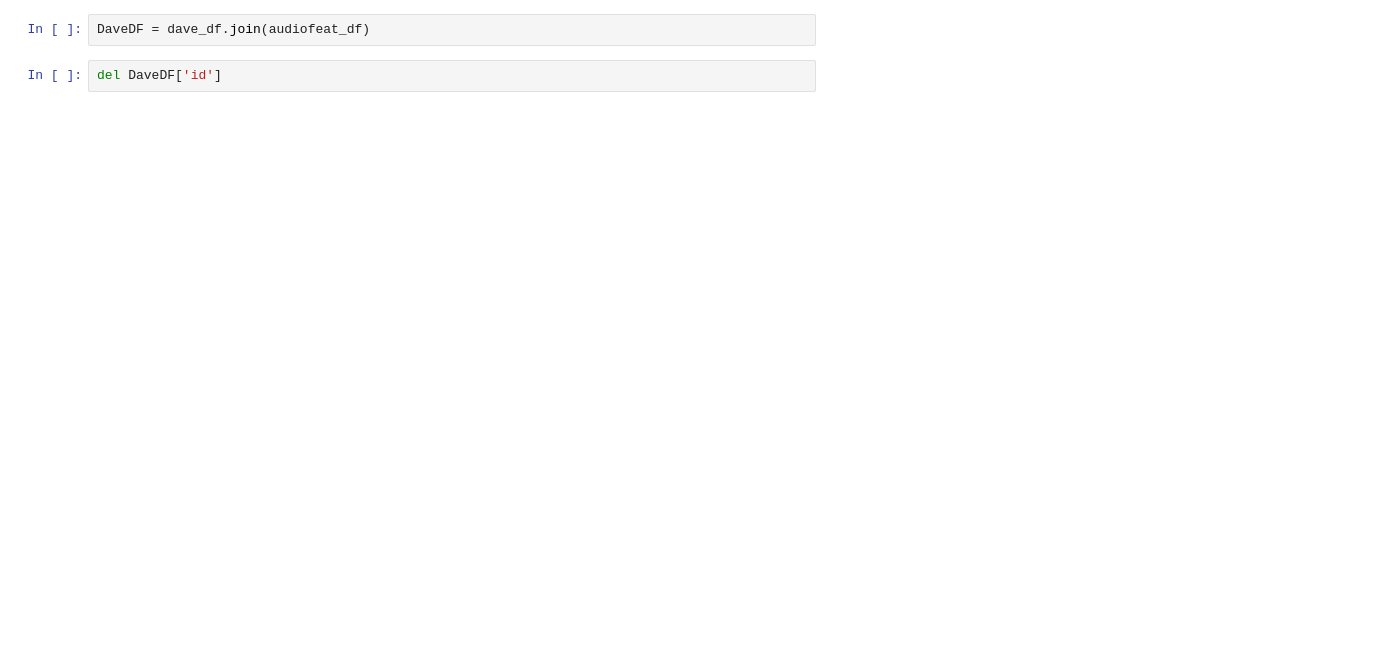
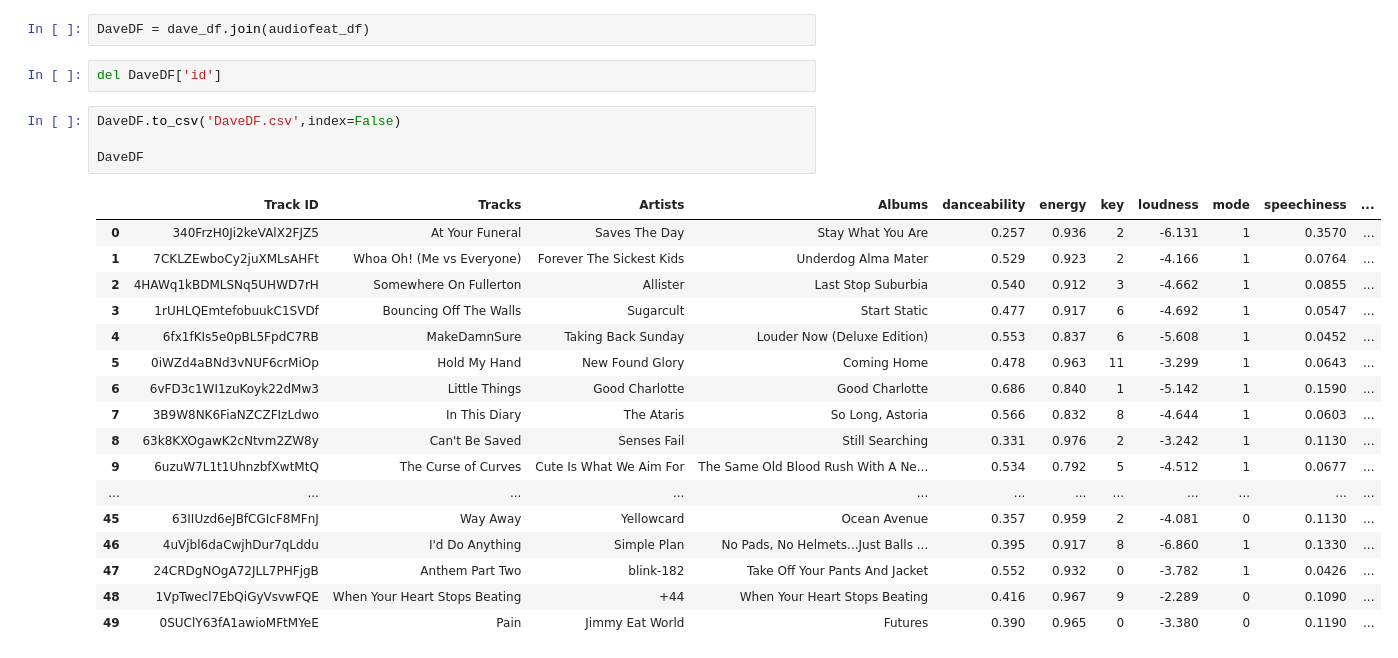
Before and after one commit to DHolowitz/FinalProject, a Jupyter notebook: 50_Recent_Dave.ipynb, the cells around one changed output. Cells and saved outputs as stored; diff of their text form; blank space fills up the shorter version.

```diff
--- a/50_Recent_Dave.ipynb
+++ b/50_Recent_Dave.ipynb
@@ -118,3 +98,25 @@ audiofeat_df.head(1)
 DaveDF = dave_df.join(audiofeat_df)
 # %%
 del DaveDF['id']
+# %%
+DaveDF.to_csv('DaveDF.csv',index=False)
+
+DaveDF
+# %% [output]
+|  | Track ID | Tracks | Artists | Albums | danceability | energy | key | loudness | mode | speechiness | ... |
+| 0 | 340FrzH0Ji2keVAlX2FJZ5 | At Your Funeral | Saves The Day | Stay What You Are | 0.257 | 0.936 | 2 | -6.131 | 1 | 0.3570 | ... |
+| 1 | 7CKLZEwboCy2juXMLsAHFt | Whoa Oh! (Me vs Everyone) | Forever The Sickest Kids | Underdog Alma Mater | 0.529 | 0.923 | 2 | -4.166 | 1 | 0.0764 | ... |
+| 2 | 4HAWq1kBDMLSNq5UHWD7rH | Somewhere On Fullerton | Allister | Last Stop Suburbia | 0.540 | 0.912 | 3 | -4.662 | 1 | 0.0855 | ... |
+| 3 | 1rUHLQEmtefobuukC1SVDf | Bouncing Off The Walls | Sugarcult | Start Static | 0.477 | 0.917 | 6 | -4.692 | 1 | 0.0547 | ... |
+| 4 | 6fx1fKIs5e0pBL5FpdC7RB | MakeDamnSure | Taking Back Sunday | Louder Now (Deluxe Edition) | 0.553 | 0.837 | 6 | -5.608 | 1 | 0.0452 | ... |
+| 5 | 0iWZd4aBNd3vNUF6crMiOp | Hold My Hand | New Found Glory | Coming Home | 0.478 | 0.963 | 11 | -3.299 | 1 | 0.0643 | ... |
+| 6 | 6vFD3c1WI1zuKoyk22dMw3 | Little Things | Good Charlotte | Good Charlotte | 0.686 | 0.840 | 1 | -5.142 | 1 | 0.1590 | ... |
+| 7 | 3B9W8NK6FiaNZCZFIzLdwo | In This Diary | The Ataris | So Long, Astoria | 0.566 | 0.832 | 8 | -4.644 | 1 | 0.0603 | ... |
+| 8 | 63k8KXOgawK2cNtvm2ZW8y | Can't Be Saved | Senses Fail | Still Searching | 0.331 | 0.976 | 2 | -3.242 | 1 | 0.1130 | ... |
+| 9 | 6uzuW7L1t1UhnzbfXwtMtQ | The Curse of Curves | Cute Is What We Aim For | The Same Old Blood Rush With A Ne... | 0.534 | 0.792 | 5 | -4.512 | 1 | 0.0677 | ... |
+| ... | ... | ... | ... | ... | ... | ... | ... | ... | ... | ... | ... |
+| 45 | 63IIUzd6eJBfCGIcF8MFnJ | Way Away | Yellowcard | Ocean Avenue | 0.357 | 0.959 | 2 | -4.081 | 0 | 0.1130 | ... |
+| 46 | 4uVjbl6daCwjhDur7qLddu | I'd Do Anything | Simple Plan | No Pads, No Helmets...Just Balls ... | 0.395 | 0.917 | 8 | -6.860 | 1 | 0.1330 | ... |
+| 47 | 24CRDgNOgA72JLL7PHFjgB | Anthem Part Two | blink-182 | Take Off Your Pants And Jacket | 0.552 | 0.932 | 0 | -3.782 | 1 | 0.0426 | ... |
+| 48 | 1VpTwecl7EbQiGyVsvwFQE | When Your Heart Stops Beating | +44 | When Your Heart Stops Beating | 0.416 | 0.967 | 9 | -2.289 | 0 | 0.1090 | ... |
+| 49 | 0SUClY63fA1awioMFtMYeE | Pain | Jimmy Eat World | Futures | 0.390 | 0.965 | 0 | -3.380 | 0 | 0.1190 | ... |
```
Also changed, not shown: parts of 19 cells of this notebook, 2 other files.
